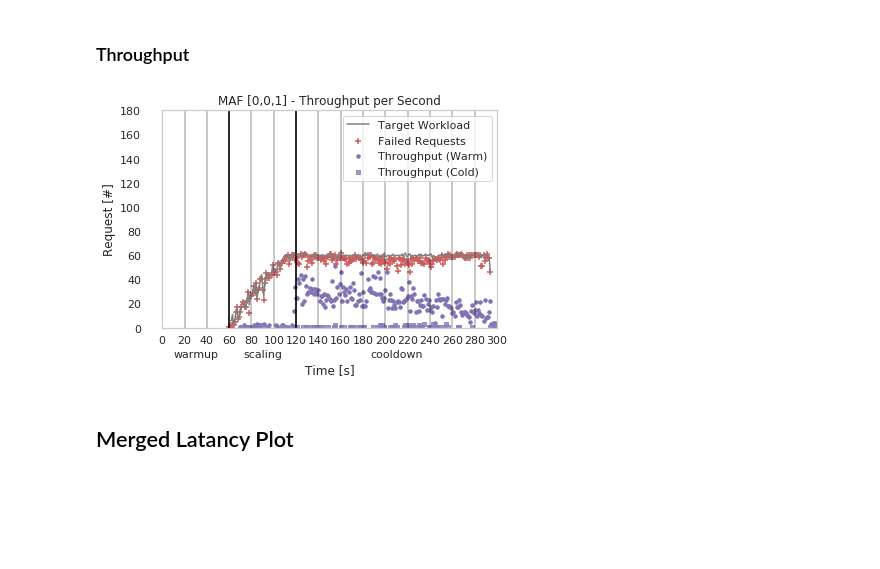
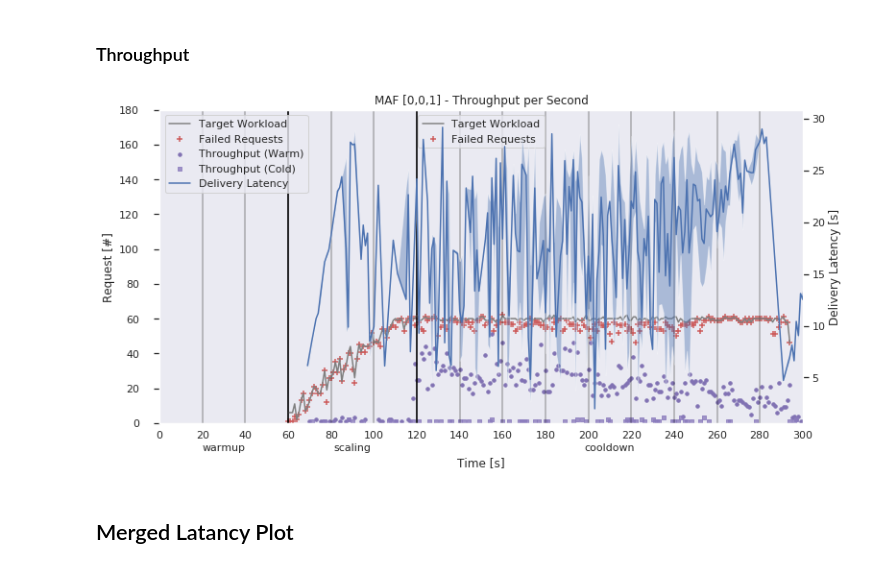
Before and after one commit to tawalaya/FaaSElasticityEngineering, a Jupyter notebook: SW-Analysis.ipynb, the cells around one changed output. Cells and saved outputs as stored; diff of their text form; code cells hidden in the pictures; blank space fills up the shorter version.

Commit message:
added C1 plots

```diff
--- a/SW-Analysis.ipynb
+++ b/SW-Analysis.ipynb
@@ -190,6 +191,3 @@ def plotLatColdWarm(ax,all,provider,workload,lat="DLat",title=None):
                     vertices[:,0] += delta
                 else: # ii % 3 = 2
                     pass
-# %%
-fig,ax = plt.subplots()
-plotLatColdWarm(ax,all,"azure","0,0,1","RLat")
@@ -352,0 +426,21 @@ plotFailedRequestPerSecond(ax,all,"gcf","0,0,1")
+# %%
+from matplotlib.lines import Line2D
+workload = "0,0,1"
+fig,axs = plt.subplots(4,figsize=(12,15))
+idx = 0
+plt.suptitle("[{}] Client-side Qualtites".format(workload), fontsize=16,y=0.99)
+for provider in providers:
+    ax = axs[idx]
+    plotClientSideOverview(ax,all,provider,workload,title="{}".format(style[provider]["name"]),legend=None)
+    idx+=1
+
+legendShapes = [
+    Line2D([0], [0], color="gray", lw=2),
+    Line2D([0], [0], marker='+', lw=0,color='indianred',markerfacecolor='indianred', markersize=10),
+    Line2D([0], [0], color=style["Lats"]["RLat"], lw=2),
+    Line2D([0], [0], color=style["Lats"]["ELat"], lw=2)
+]
+legendNames = ["Target Workload","Failed Requests",style["Names"]["RLat"],style["Names"]["ELat"]]
+axs[0].legend(legendShapes, legendNames,
+    loc='upper center', bbox_to_anchor=(0.5, 1.4),fancybox=True, shadow=True, ncol=5)
+plt.subplots_adjust(hspace=0.55)
@@ -353,13 +449,14 @@ plotFailedRequestPerSecond(ax,all,"gcf","0,0,1")
 # %% [markdown]
 ### Throughput
 # %%
-def thruputPerSecond(ax,all,provider,workload,filter_failed=False,with_failed=True,title=None):
+def thruputPerSecond(ax,all,provider,workload,filter_failed=False,with_failed=True,with_dlat=True,title=None):
     data = all[(all['Provider'] == provider) & (all["WL"] == workload)]
     data = data.copy()
 
     if with_failed:
         plotFailedRequestPerSecond(ax,data,provider,workload,False,
-                                   "Failed Requests")
+                                   "Failed Requests",no_legend=True)
+
 
     if filter_failed:
         data = data[data["RFailed"] == False]
@@ -393,18 +490,27 @@ def thruputPerSecond(ax,all,provider,workload,filter_failed=False,with_failed=Tr
     ax.set_xticklabels(range(0,301,20),minor=True)
     ax.tick_params(axis='both', which='major', pad=15)
 
+    ax2 = ax.twinx()
+    if with_dlat:
+        plotLatOverTime(ax2,all,provider,workload,lat="DLat",label="{}".format(style["Names"]["DLat"]),no_labels=True)
+        #ax2.set_ylim(ax.get_ylim())
+        ax2.set_ylabel("{} [s]".format(style["Names"]["DLat"]))
+        ax2.grid(False,"both")
+
     #title
     if title is None:
         ax.set_title("{} [{}] - Throughput per Second".format(style[provider]["name"],workload))
     else:
         ax.set_title(title)
     #legend
-    ax.legend()
+    lines, labels = ax.get_legend_handles_labels()
+    lines2, labels2 = ax2.get_legend_handles_labels()
+    ax2.legend(lines + lines2, labels + labels2, loc=0)
 # %%
-fig,ax = plt.subplots()
+fig,ax = plt.subplots(figsize=(12,6))
 thruputPerSecond(ax,all,"azure","0,0,1",False)
 # %% [output]
-[figure, old version]
+[figure, new version]
 # %% [markdown]
 ## Merged Latancy Plot
 # %%
```
Also changed, not shown: parts of 6 cells of this notebook.
